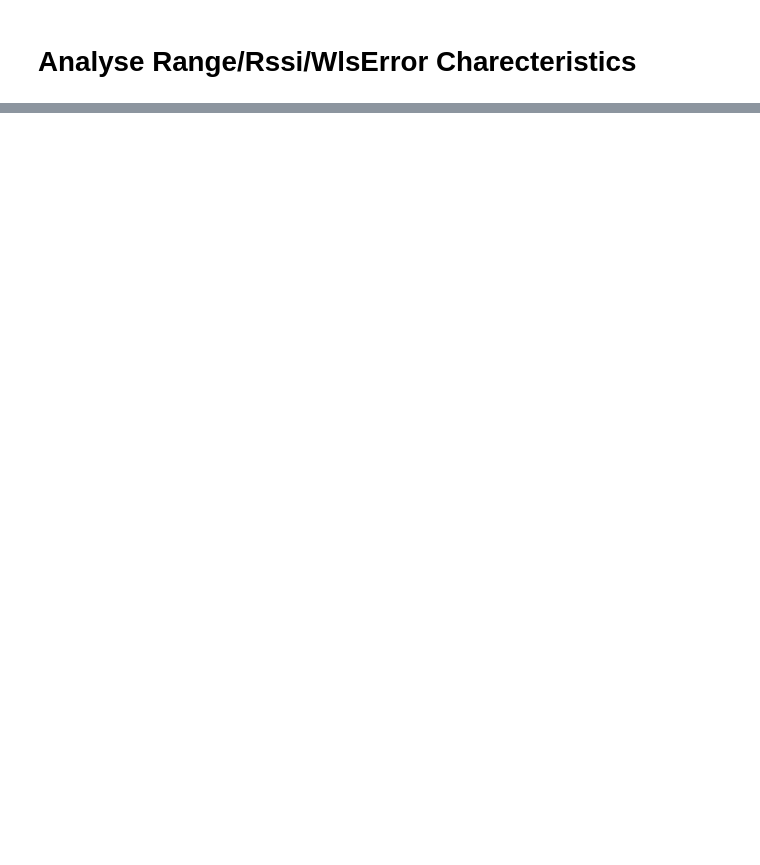
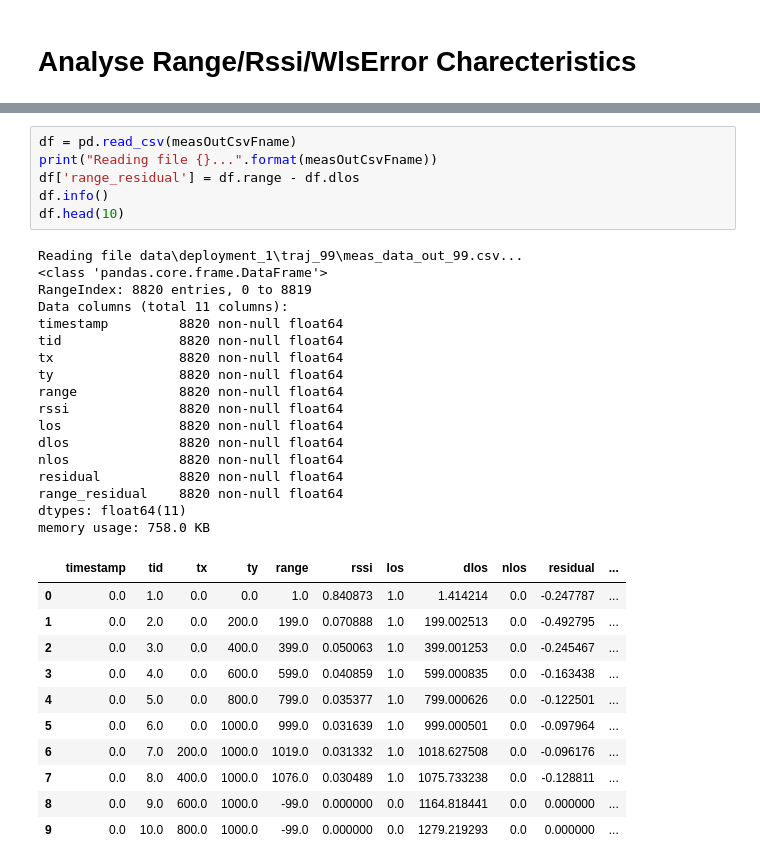
Before and after one commit to mksjc/location_study, a Jupyter notebook: AnalyzeData.ipynb, the cells around one changed output, grey strips where cells are left out. Drawn from its saved outputs; the diff is of its cells as text; blank space fills up the shorter version.

```diff
--- a/AnalyzeData.ipynb
+++ b/AnalyzeData.ipynb
@@ -443,0 +123,35 @@ print(np.roll(te,-idx1))
+# %%
+df = pd.read_csv(measOutCsvFname)
+print("Reading file {}...".format(measOutCsvFname))
+df['range_residual'] = df.range - df.dlos
+df.info()
+df.head(10)
+# %% [output]
+Reading file data\deployment_1\traj_99\meas_data_out_99.csv...
+<class 'pandas.core.frame.DataFrame'>
+RangeIndex: 8820 entries, 0 to 8819
+Data columns (total 11 columns):
+timestamp         8820 non-null float64
+tid               8820 non-null float64
+tx                8820 non-null float64
+ty                8820 non-null float64
+range             8820 non-null float64
+rssi              8820 non-null float64
+los               8820 non-null float64
+dlos              8820 non-null float64
+nlos              8820 non-null float64
+residual          8820 non-null float64
+range_residual    8820 non-null float64
+dtypes: float64(11)
+memory usage: 758.0 KB
+|  | timestamp | tid | tx | ty | range | rssi | los | dlos | nlos | residual | ... |
+| 0 | 0.0 | 1.0 | 0.0 | 0.0 | 1.0 | 0.840873 | 1.0 | 1.414214 | 0.0 | -0.247787 | ... |
+| 1 | 0.0 | 2.0 | 0.0 | 200.0 | 199.0 | 0.070888 | 1.0 | 199.002513 | 0.0 | -0.492795 | ... |
+| 2 | 0.0 | 3.0 | 0.0 | 400.0 | 399.0 | 0.050063 | 1.0 | 399.001253 | 0.0 | -0.245467 | ... |
+| 3 | 0.0 | 4.0 | 0.0 | 600.0 | 599.0 | 0.040859 | 1.0 | 599.000835 | 0.0 | -0.163438 | ... |
+| 4 | 0.0 | 5.0 | 0.0 | 800.0 | 799.0 | 0.035377 | 1.0 | 799.000626 | 0.0 | -0.122501 | ... |
+| 5 | 0.0 | 6.0 | 0.0 | 1000.0 | 999.0 | 0.031639 | 1.0 | 999.000501 | 0.0 | -0.097964 | ... |
+| 6 | 0.0 | 7.0 | 200.0 | 1000.0 | 1019.0 | 0.031332 | 1.0 | 1018.627508 | 0.0 | -0.096176 | ... |
+| 7 | 0.0 | 8.0 | 400.0 | 1000.0 | 1076.0 | 0.030489 | 1.0 | 1075.733238 | 0.0 | -0.128811 | ... |
+| 8 | 0.0 | 9.0 | 600.0 | 1000.0 | -99.0 | 0.000000 | 0.0 | 1164.818441 | 0.0 | 0.000000 | ... |
+| 9 | 0.0 | 10.0 | 800.0 | 1000.0 | -99.0 | 0.000000 | 0.0 | 1279.219293 | 0.0 | 0.000000 | ... |
```
Also changed, not shown: parts of 43 cells of this notebook.
